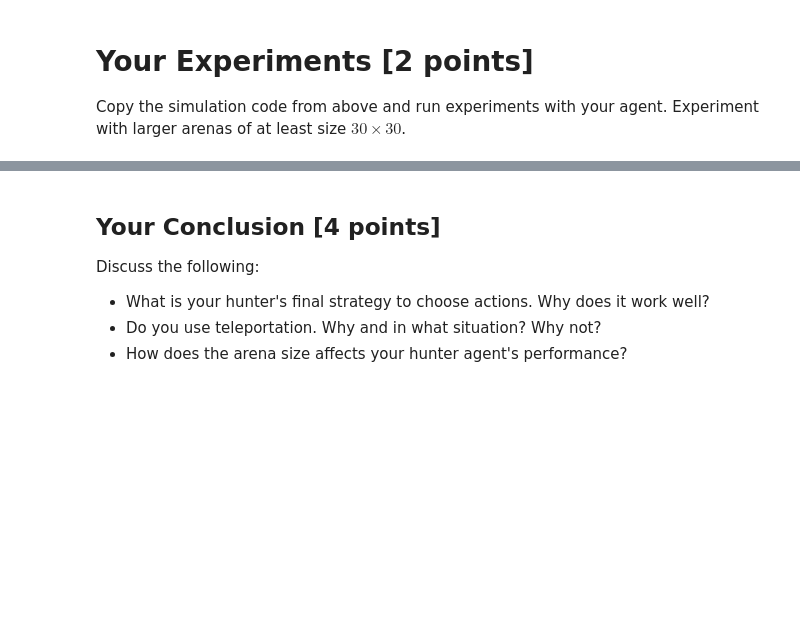
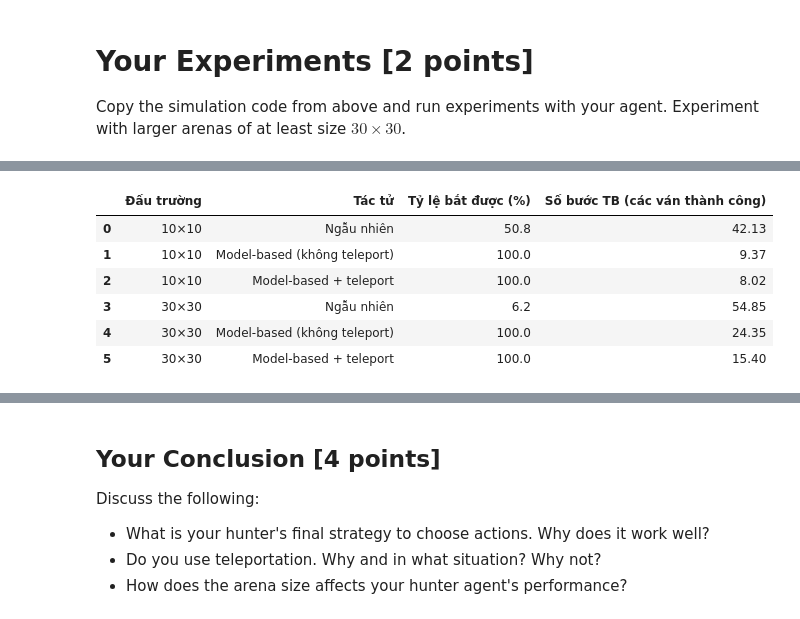
Before and after one commit to Huyyy23/SGU-TriTueNhanTaoNangCao, a Jupyter notebook: lab01 - Agent/gridhunt_mini_assignment.ipynb, the cells around one changed output, grey strips where cells are left out. Saved outputs shown, nothing was run; the diff lists cells and outputs as text; code cells hidden in the pictures; blank space fills up the shorter version.

```diff
--- a/lab01 - Agent/gridhunt_mini_assignment.ipynb
+++ b/lab01 - Agent/gridhunt_mini_assignment.ipynb
@@ -372,0 +334,42 @@ listen_every=8: failed=0, avg steps=24.21
+# %%
+import pandas as pd
+import matplotlib.pyplot as plt
+
+RUNS = 1000        # số ván cho mỗi cấu hình
+MAX_STEPS = 100    # giới hạn số bước mỗi ván
+
+def run_experiment(agent_factory, n, runs=RUNS, max_steps=MAX_STEPS, seed=42):
+    """Chạy `runs` ván; mỗi ván tạo một tác tử mới bằng agent_factory()."""
+    np.random.seed(seed)
+    steps = np.array([arena_environment(agent_factory(), monster_agent_function_simple,
+                                        n=n, max_steps=max_steps) for _ in range(runs)], dtype=float)
+    success = ~np.isnan(steps)
+    return {'success_rate': 100 * success.mean(),
+            'avg_steps': np.nanmean(steps) if success.any() else np.nan}
+
+def make_agents(n, k=8, teleport_fraction=0.4):
+    """Ba tác tử để so sánh trên đấu trường n×n."""
+    return {
+        'Ngẫu nhiên': lambda: simple_randomized_hunter_agent_function,
+        'Model-based (không teleport)': lambda: make_model_based_hunter(k=k),
+        'Model-based + teleport': lambda: make_model_based_hunter(
+            k=k, teleport_threshold=round(teleport_fraction * n)),
+    }
+
+rows = []
+for n in (10, 30):
+    for name, factory in make_agents(n).items():
+        r = run_experiment(factory, n)
+        rows.append({'Đấu trường': f'{n}×{n}', 'Tác tử': name,
+                     'Tỷ lệ bắt được (%)': round(r['success_rate'], 1),
+                     'Số bước TB (các ván thành công)': round(r['avg_steps'], 2)})
+results = pd.DataFrame(rows)
+results
+# %% [output]
+|  | Đấu trường | Tác tử | Tỷ lệ bắt được (%) | Số bước TB (các ván thành công) |
+| 0 | 10×10 | Ngẫu nhiên | 50.8 | 42.13 |
+| 1 | 10×10 | Model-based (không teleport) | 100.0 | 9.37 |
+| 2 | 10×10 | Model-based + teleport | 100.0 | 8.02 |
+| 3 | 30×30 | Ngẫu nhiên | 6.2 | 54.85 |
+| 4 | 30×30 | Model-based (không teleport) | 100.0 | 24.35 |
+| 5 | 30×30 | Model-based + teleport | 100.0 | 15.40 |
```
Also changed, not shown: parts of 28 cells of this notebook, 2 other files.
